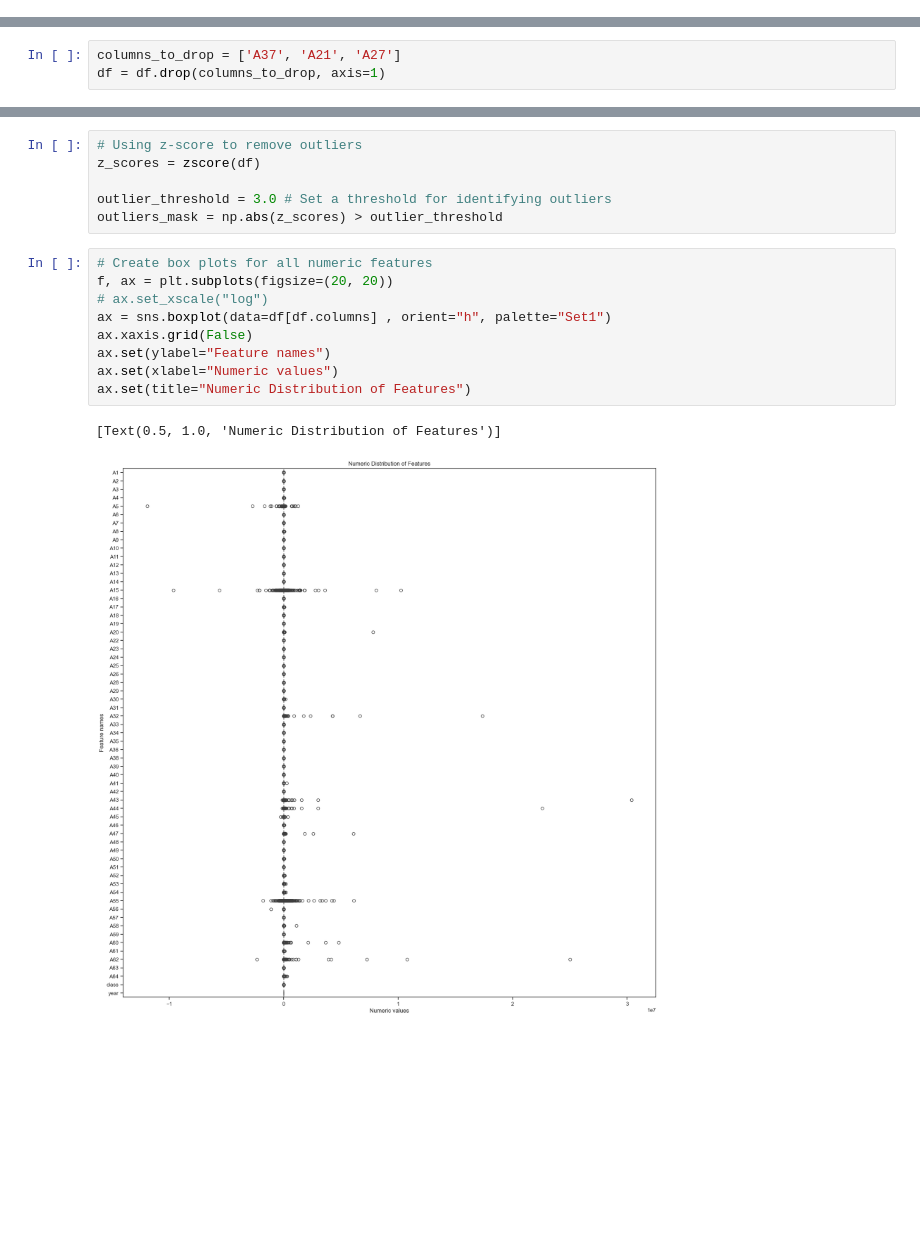
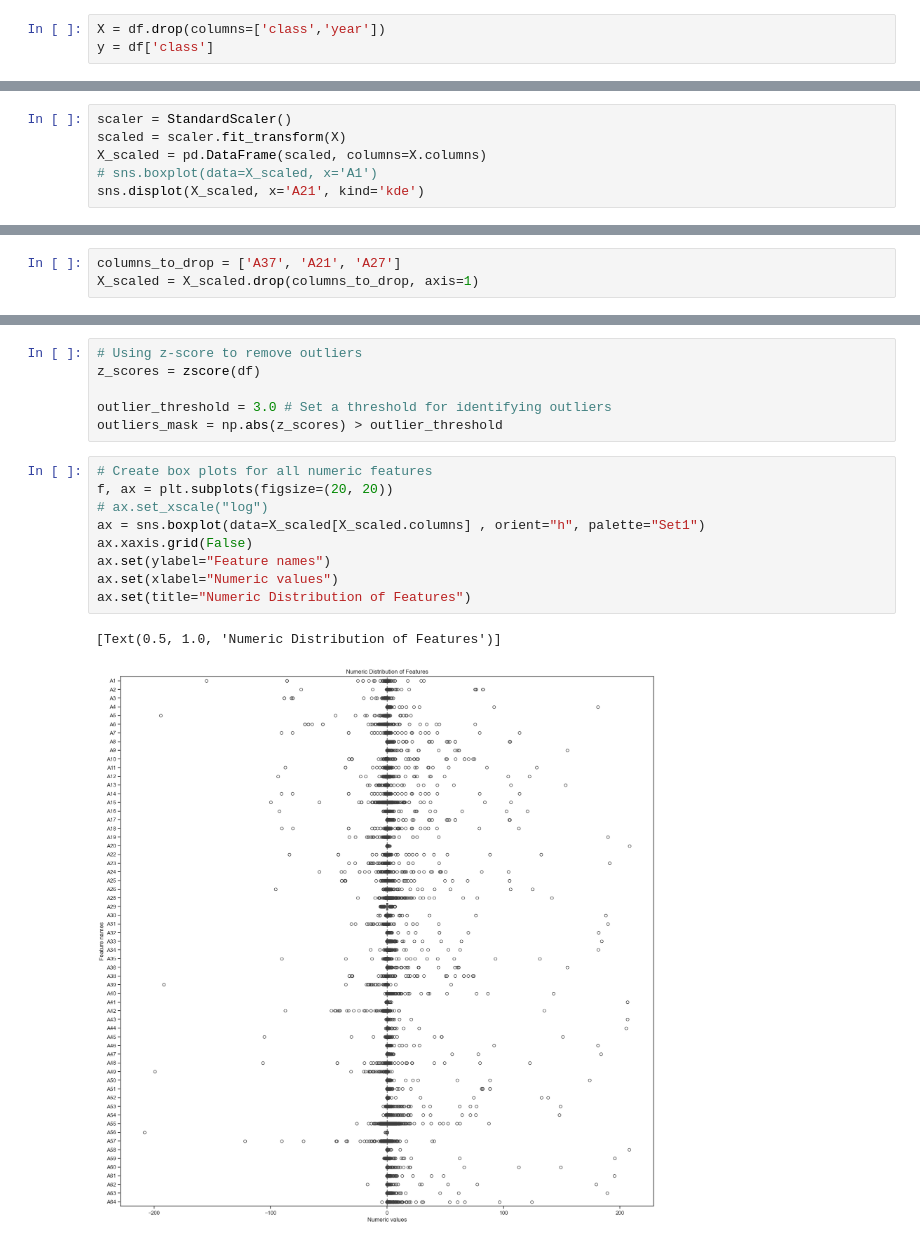
Before and after one commit to krishna-das-m/bankruptcy_prediction, a Jupyter notebook: notebooks/01_data_exploration.ipynb, the cells around one changed output, grey strips where cells are left out. Saved outputs shown, nothing was run; the diff lists cells and outputs as text; blank space fills up the shorter version.

Commit message:
Standardize the data

```diff
--- a/notebooks/01_data_exploration.ipynb
+++ b/notebooks/01_data_exploration.ipynb
@@ -71,0 +76,3 @@ Length: 66, dtype: int64
+# %%
+X = df.drop(columns=['class','year'])
+y = df['class']
@@ -71,0 +89,6 @@ Length: 66, dtype: int64
+# %%
+scaler = StandardScaler()
+scaled = scaler.fit_transform(X)
+X_scaled = pd.DataFrame(scaled, columns=X.columns)
+# sns.boxplot(data=X_scaled, x='A1')
+sns.displot(X_scaled, x='A21', kind='kde')
@@ -114,3 +142,3 @@ We will the columns with missing data more than 5%
 # %%
 columns_to_drop = ['A37', 'A21', 'A27']
-df = df.drop(columns_to_drop, axis=1)
+X_scaled = X_scaled.drop(columns_to_drop, axis=1)
@@ -196,13 +218,13 @@ outliers_mask = np.abs(z_scores) > outlier_threshold
 # %%
 # Create box plots for all numeric features
 f, ax = plt.subplots(figsize=(20, 20))
 # ax.set_xscale("log")
-ax = sns.boxplot(data=df[df.columns] , orient="h", palette="Set1")
+ax = sns.boxplot(data=X_scaled[X_scaled.columns] , orient="h", palette="Set1")
 ax.xaxis.grid(False)
 ax.set(ylabel="Feature names")
 ax.set(xlabel="Numeric values")
 ax.set(title="Numeric Distribution of Features")
 # %% [output]
 [Text(0.5, 1.0, 'Numeric Distribution of Features')]
-[figure, old version]
+[figure, new version]
 # %%
```
Also changed, not shown: parts of 13 cells of this notebook.
